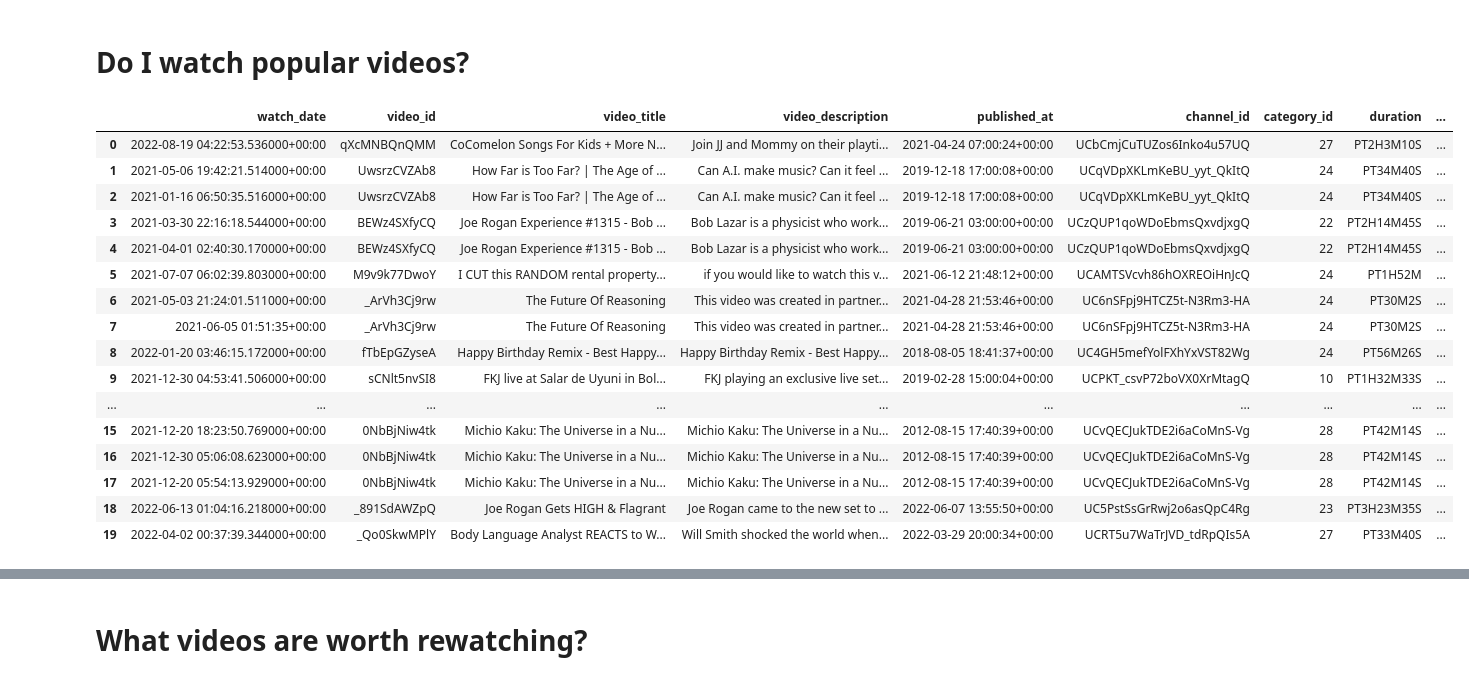
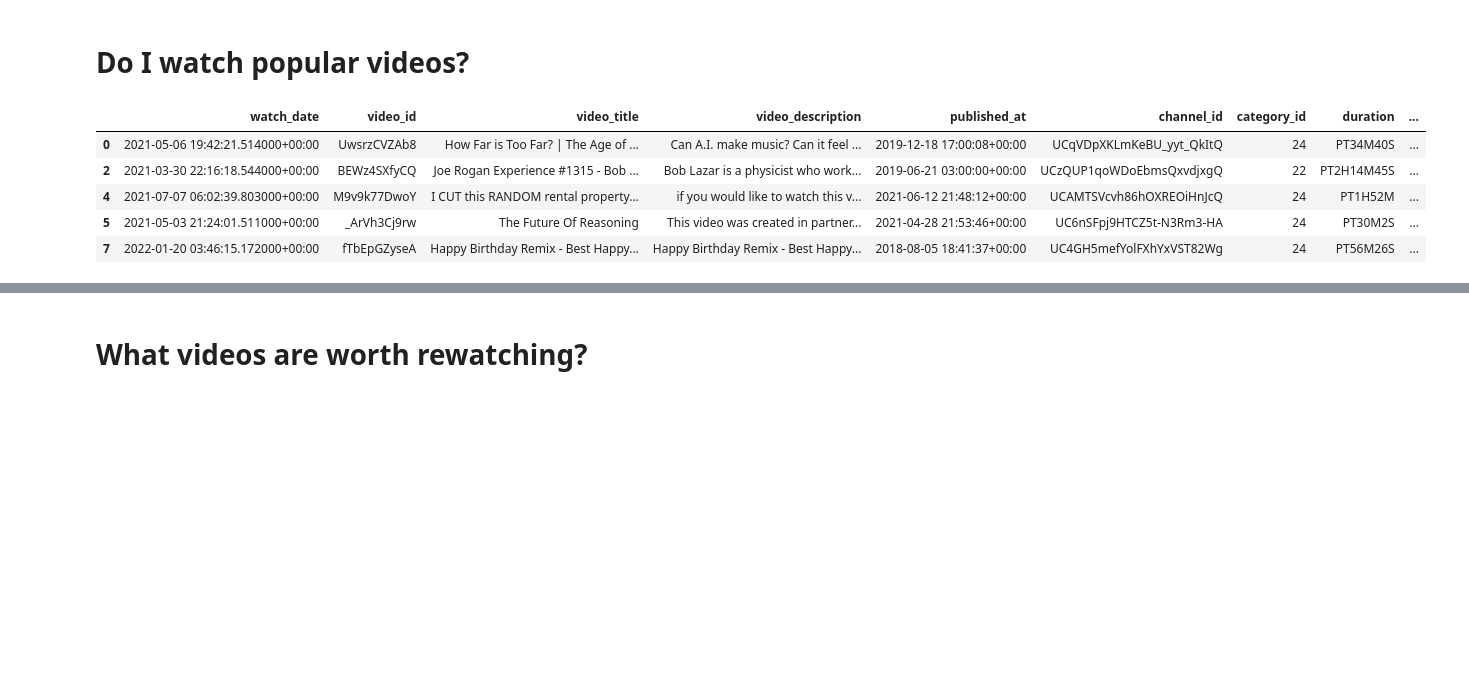
Before and after one commit to DontBlamethegenes/youtube-rewatch-recommendations, a Jupyter notebook: youtube_history_analysis.ipynb, the cells around one changed output, grey strips where cells are left out. Saved outputs shown, nothing was run; the diff lists cells and outputs as text; code cells hidden in the pictures; blank space fills up the shorter version.

```diff
--- a/youtube_history_analysis.ipynb
+++ b/youtube_history_analysis.ipynb
@@ -563,28 +563,19 @@ fig.savefig("mostReplayed.png", bbox_inches='tight', pad_inches=0.4, dpi=600)
 # %%
 #final_data_clean = final_data_clean.sort_values(by=['like_count'],ascending=False).reset_index(drop=True)
 final_data_clean_with_comments = final_data_clean[final_data_clean['duration_sec'] < 14400]
+final_data_clean_with_comments = final_data_clean_with_comments[final_data_clean_with_comments['comment_count'] > 0]
 final_data_clean_with_comments = final_data_clean_with_comments[final_data_clean_with_comments['duration_sec'] > 1800]
 final_data_clean_with_comments = final_data_clean_with_comments.sort_values(by=['like_count'],ascending=False).reset_index(drop=True)
-test = final_data_clean_with_comments.head(20).copy()
+final_data_clean_with_comments = final_data_clean_with_comments.drop_duplicates(['video_title']) #remove duplicates
+test = final_data_clean_with_comments.head(5).copy()
 test
 # %% [output]
 |  | watch_date | video_id | video_title | video_description | published_at | channel_id | category_id | duration | ... |
-| 0 | 2022-08-19 04:22:53.536000+00:00 | qXcMNBQnQMM | CoComelon Songs For Kids + More N... | Join JJ and Mommy on their playti... | 2021-04-24 07:00:24+00:00 | UCbCmjCuTUZos6Inko4u57UQ | 27 | PT2H3M10S | ... |
-| 1 | 2021-05-06 19:42:21.514000+00:00 | UwsrzCVZAb8 | How Far is Too Far? | The Age of ... | Can A.I. make music? Can it feel ... | 2019-12-18 17:00:08+00:00 | UCqVDpXKLmKeBU_yyt_QkItQ | 24 | PT34M40S | ... |
-| 2 | 2021-01-16 06:50:35.516000+00:00 | UwsrzCVZAb8 | How Far is Too Far? | The Age of ... | Can A.I. make music? Can it feel ... | 2019-12-18 17:00:08+00:00 | UCqVDpXKLmKeBU_yyt_QkItQ | 24 | PT34M40S | ... |
-| 3 | 2021-03-30 22:16:18.544000+00:00 | BEWz4SXfyCQ | Joe Rogan Experience #1315 - Bob ... | Bob Lazar is a physicist who work... | 2019-06-21 03:00:00+00:00 | UCzQUP1qoWDoEbmsQxvdjxgQ | 22 | PT2H14M45S | ... |
-| 4 | 2021-04-01 02:40:30.170000+00:00 | BEWz4SXfyCQ | Joe Rogan Experience #1315 - Bob ... | Bob Lazar is a physicist who work... | 2019-06-21 03:00:00+00:00 | UCzQUP1qoWDoEbmsQxvdjxgQ | 22 | PT2H14M45S | ... |
-| 5 | 2021-07-07 06:02:39.803000+00:00 | M9v9k77DwoY | I CUT this RANDOM rental property... | if you would like to watch this v... | 2021-06-12 21:48:12+00:00 | UCAMTSVcvh86hOXREOiHnJcQ | 24 | PT1H52M | ... |
-| 6 | 2021-05-03 21:24:01.511000+00:00 | _ArVh3Cj9rw | The Future Of Reasoning | This video was created in partner... | 2021-04-28 21:53:46+00:00 | UC6nSFpj9HTCZ5t-N3Rm3-HA | 24 | PT30M2S | ... |
-| 7 | 2021-06-05 01:51:35+00:00 | _ArVh3Cj9rw | The Future Of Reasoning | This video was created in partner... | 2021-04-28 21:53:46+00:00 | UC6nSFpj9HTCZ5t-N3Rm3-HA | 24 | PT30M2S | ... |
-| 8 | 2022-01-20 03:46:15.172000+00:00 | fTbEpGZyseA | Happy Birthday Remix - Best Happy... | Happy Birthday Remix - Best Happy... | 2018-08-05 18:41:37+00:00 | UC4GH5mefYolFXhYxVST82Wg | 24 | PT56M26S | ... |
-| 9 | 2021-12-30 04:53:41.506000+00:00 | sCNlt5nvSI8 | FKJ live at Salar de Uyuni in Bol... | FKJ playing an exclusive live set... | 2019-02-28 15:00:04+00:00 | UCPKT_csvP72boVX0XrMtagQ | 10 | PT1H32M33S | ... |
-| ... | ... | ... | ... | ... | ... | ... | ... | ... | ... |
-| 15 | 2021-12-20 18:23:50.769000+00:00 | 0NbBjNiw4tk | Michio Kaku: The Universe in a Nu... | Michio Kaku: The Universe in a Nu... | 2012-08-15 17:40:39+00:00 | UCvQECJukTDE2i6aCoMnS-Vg | 28 | PT42M14S | ... |
-| 16 | 2021-12-30 05:06:08.623000+00:00 | 0NbBjNiw4tk | Michio Kaku: The Universe in a Nu... | Michio Kaku: The Universe in a Nu... | 2012-08-15 17:40:39+00:00 | UCvQECJukTDE2i6aCoMnS-Vg | 28 | PT42M14S | ... |
-| 17 | 2021-12-20 05:54:13.929000+00:00 | 0NbBjNiw4tk | Michio Kaku: The Universe in a Nu... | Michio Kaku: The Universe in a Nu... | 2012-08-15 17:40:39+00:00 | UCvQECJukTDE2i6aCoMnS-Vg | 28 | PT42M14S | ... |
-| 18 | 2022-06-13 01:04:16.218000+00:00 | _891SdAWZpQ | Joe Rogan Gets HIGH & Flagrant | Joe Rogan came to the new set to ... | 2022-06-07 13:55:50+00:00 | UC5PstSsGrRwj2o6asQpC4Rg | 23 | PT3H23M35S | ... |
-| 19 | 2022-04-02 00:37:39.344000+00:00 | _Qo0SkwMPlY | Body Language Analyst REACTS to W... | Will Smith shocked the world when... | 2022-03-29 20:00:34+00:00 | UCRT5u7WaTrJVD_tdRpQIs5A | 27 | PT33M40S | ... |
+| 0 | 2021-05-06 19:42:21.514000+00:00 | UwsrzCVZAb8 | How Far is Too Far? | The Age of ... | Can A.I. make music? Can it feel ... | 2019-12-18 17:00:08+00:00 | UCqVDpXKLmKeBU_yyt_QkItQ | 24 | PT34M40S | ... |
+| 2 | 2021-03-30 22:16:18.544000+00:00 | BEWz4SXfyCQ | Joe Rogan Experience #1315 - Bob ... | Bob Lazar is a physicist who work... | 2019-06-21 03:00:00+00:00 | UCzQUP1qoWDoEbmsQxvdjxgQ | 22 | PT2H14M45S | ... |
+| 4 | 2021-07-07 06:02:39.803000+00:00 | M9v9k77DwoY | I CUT this RANDOM rental property... | if you would like to watch this v... | 2021-06-12 21:48:12+00:00 | UCAMTSVcvh86hOXREOiHnJcQ | 24 | PT1H52M | ... |
+| 5 | 2021-05-03 21:24:01.511000+00:00 | _ArVh3Cj9rw | The Future Of Reasoning | This video was created in partner... | 2021-04-28 21:53:46+00:00 | UC6nSFpj9HTCZ5t-N3Rm3-HA | 24 | PT30M2S | ... |
+| 7 | 2022-01-20 03:46:15.172000+00:00 | fTbEpGZyseA | Happy Birthday Remix - Best Happy... | Happy Birthday Remix - Best Happy... | 2018-08-05 18:41:37+00:00 | UC4GH5mefYolFXhYxVST82Wg | 24 | PT56M26S | ... |
 # %%
 video_ids = test['video_id'].values.tolist()
 video_ids
```
Also changed, not shown: parts of 33 cells of this notebook.
